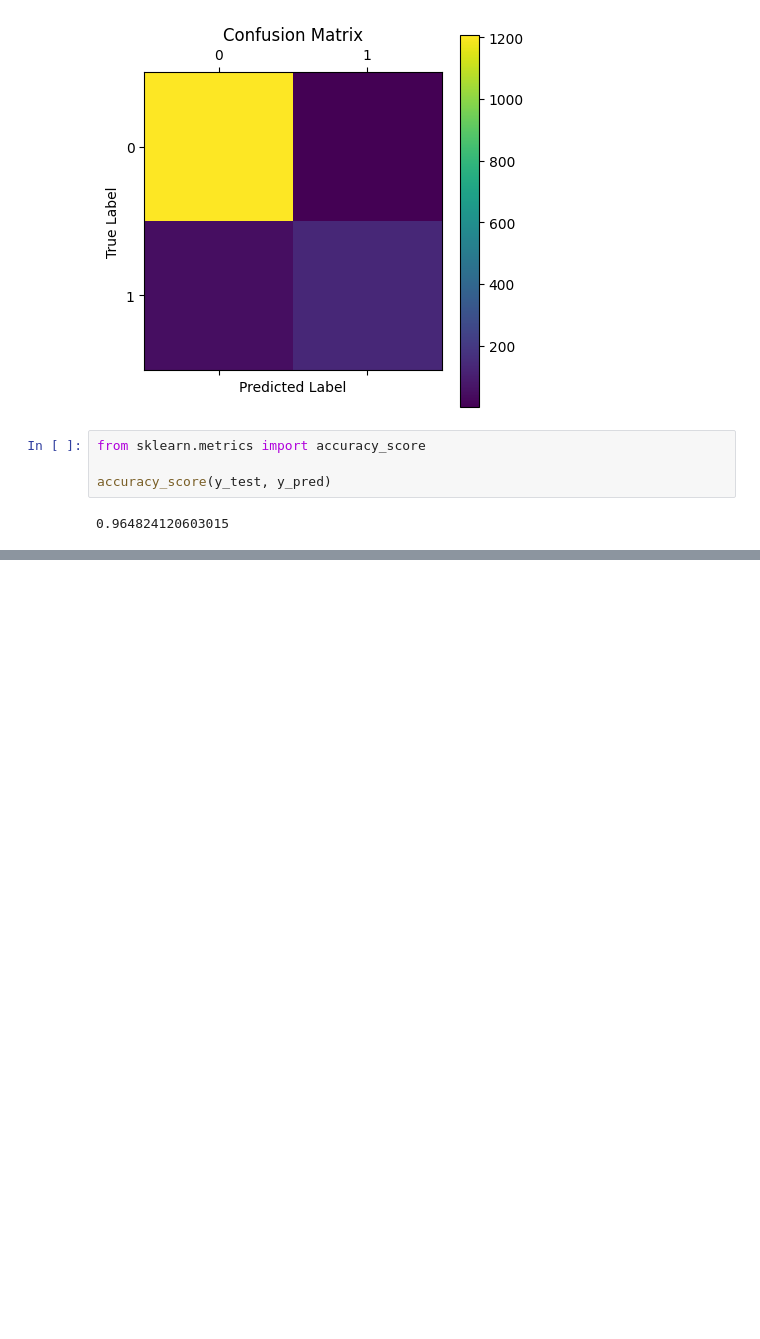
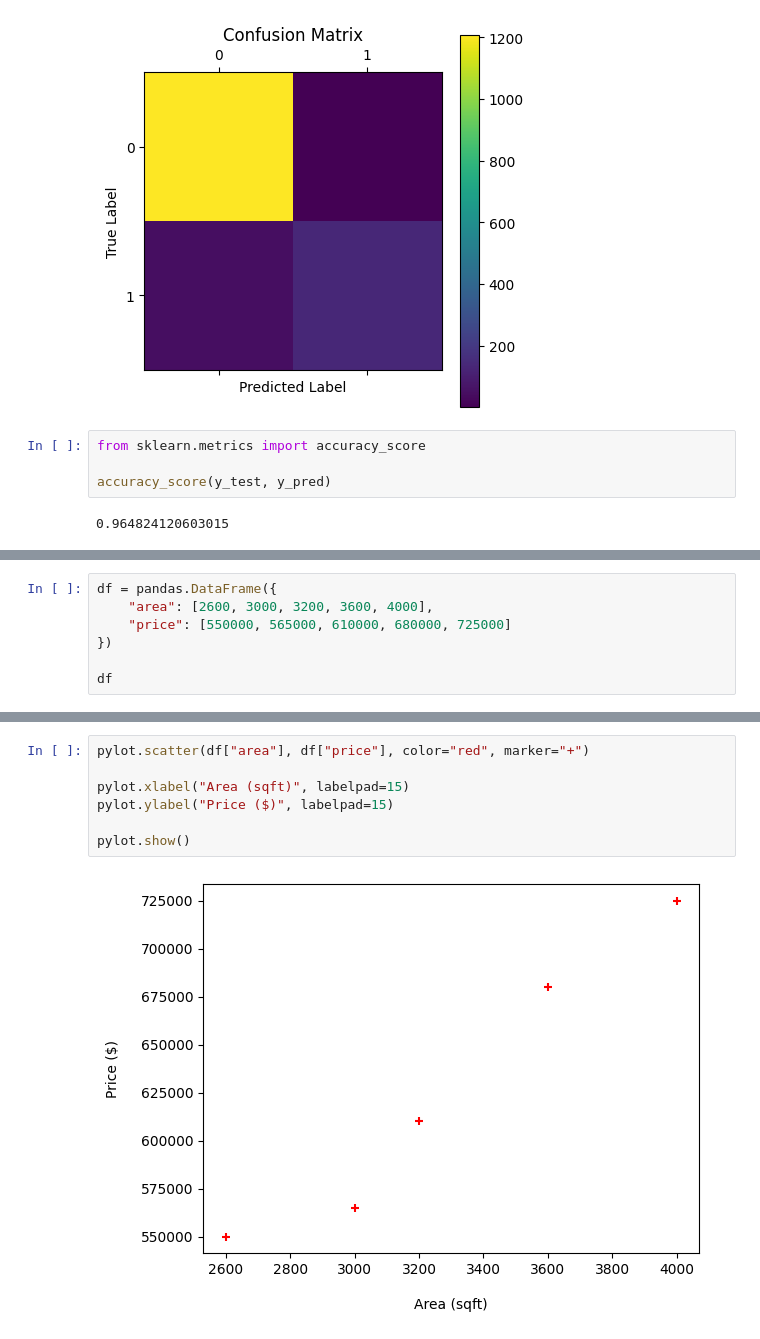
Before and after one commit to fyyqq/scikit-learn, a Jupyter notebook: scikit_learn.ipynb, the cells around one changed output, grey strips where cells are left out. Cells and saved outputs as stored; diff of their text form; blank space fills up the shorter version.

```diff
--- a/scikit_learn.ipynb
+++ b/scikit_learn.ipynb
@@ -1800,0 +1803,7 @@ accuracy_score(y_test, y_pred)
+# %%
+df = pandas.DataFrame({
+    "area": [2600, 3000, 3200, 3600, 4000],
+    "price": [550000, 565000, 610000, 680000, 725000]
+})
+
+df
@@ -1800,0 +1817,9 @@ accuracy_score(y_test, y_pred)
+# %%
+pylot.scatter(df["area"], df["price"], color="red", marker="+")
+
+pylot.xlabel("Area (sqft)", labelpad=15)
+pylot.ylabel("Price ($)", labelpad=15)
+
+pylot.show()
+# %% [output]
+[figure, added]
```
Also changed, not shown: parts of 42 cells of this notebook, 2 other files.
